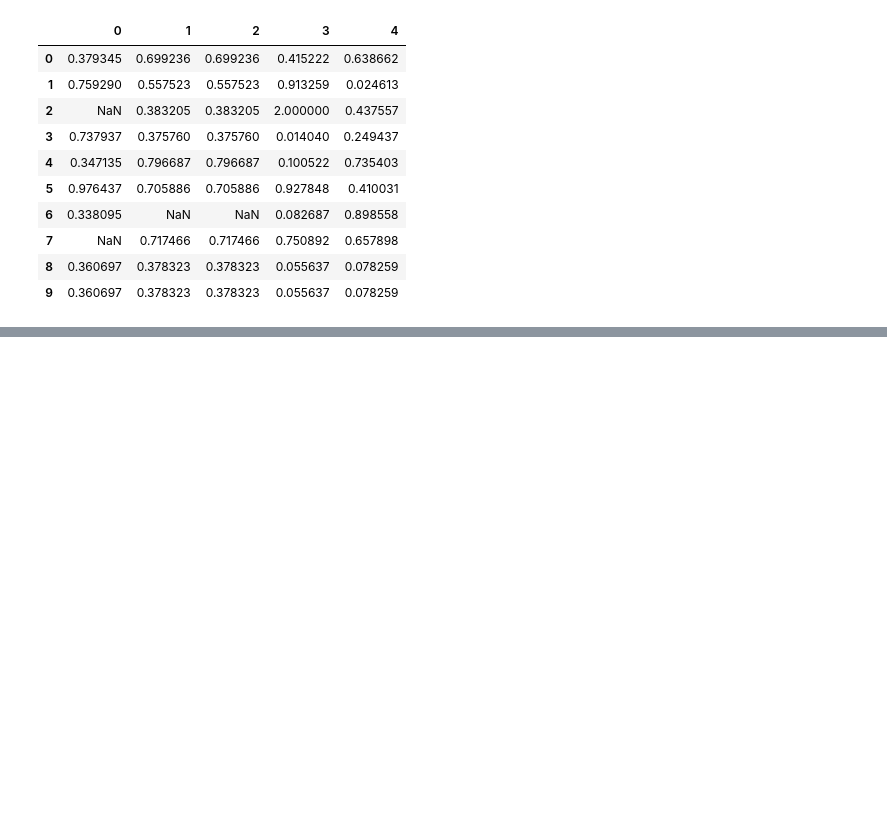
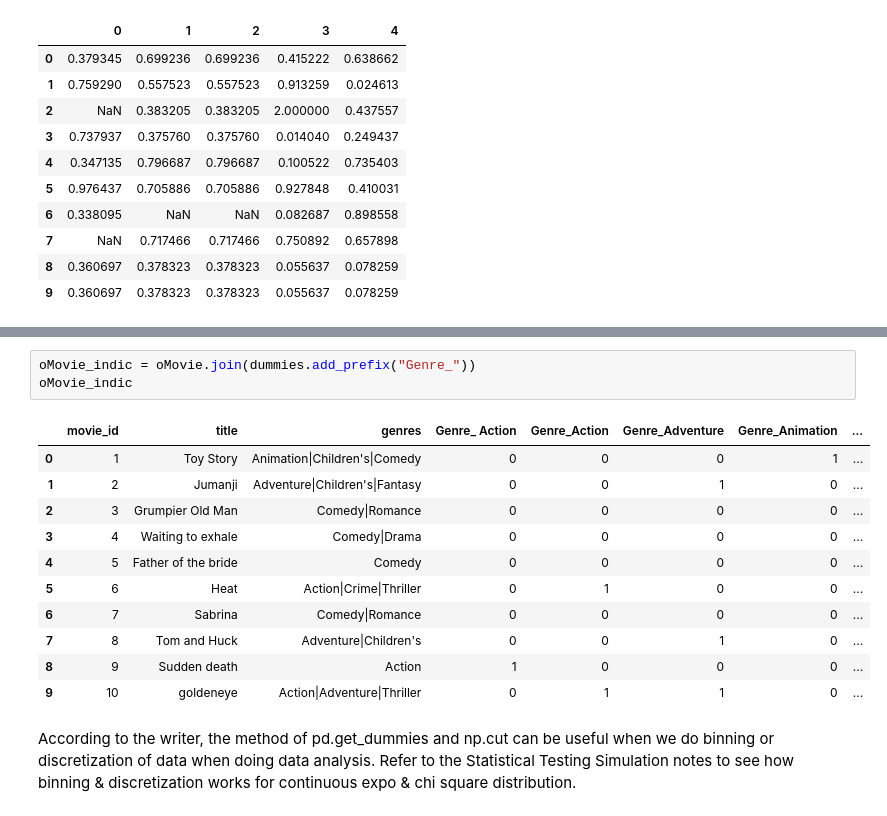
Before and after one commit to FaizAzhar/DataScience-studies, a Jupyter notebook: Notebook Tutorial.ipynb, the cells around one changed output, grey strips where cells are left out. Cells and saved outputs as stored; diff of their text form; blank space fills up the shorter version.

```diff
--- a/Notebook Tutorial.ipynb
+++ b/Notebook Tutorial.ipynb
@@ -876,0 +913,17 @@ df
+# %%
+oMovie_indic = oMovie.join(dummies.add_prefix("Genre_"))
+oMovie_indic
+# %% [output]
+|  | movie_id | title | genres | Genre_ Action | Genre_Action | Genre_Adventure | Genre_Animation | ... |
+| 0 | 1 | Toy Story | Animation|Children's|Comedy | 0 | 0 | 0 | 1 | ... |
+| 1 | 2 | Jumanji | Adventure|Children's|Fantasy | 0 | 0 | 1 | 0 | ... |
+| 2 | 3 | Grumpier Old Man | Comedy|Romance | 0 | 0 | 0 | 0 | ... |
+| 3 | 4 | Waiting to exhale | Comedy|Drama | 0 | 0 | 0 | 0 | ... |
+| 4 | 5 | Father of the bride | Comedy | 0 | 0 | 0 | 0 | ... |
+| 5 | 6 | Heat | Action|Crime|Thriller | 0 | 1 | 0 | 0 | ... |
+| 6 | 7 | Sabrina | Comedy|Romance | 0 | 0 | 0 | 0 | ... |
+| 7 | 8 | Tom and Huck | Adventure|Children's | 0 | 0 | 1 | 0 | ... |
+| 8 | 9 | Sudden death | Action | 1 | 0 | 0 | 0 | ... |
+| 9 | 10 | goldeneye | Action|Adventure|Thriller | 0 | 1 | 1 | 0 | ... |
+# %% [markdown]
+According to the writer, the method of pd.get_dummies and np.cut can be useful when we do binning or discretization of data when doing data analysis. Refer to the Statistical Testing Simulation notes to see how binning & discretization works for continuous expo & chi square distribution.
```
Also changed, not shown: parts of 3 cells of this notebook.
